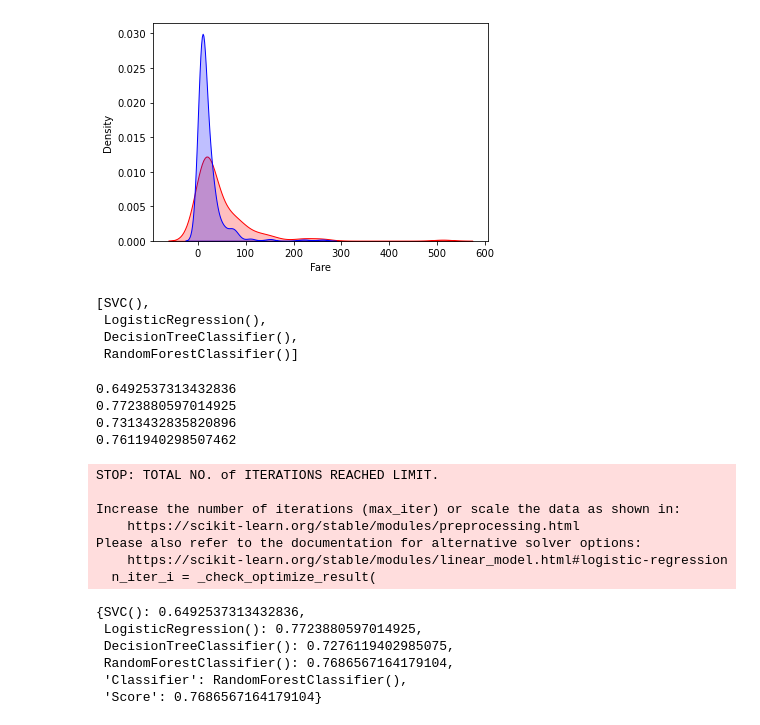
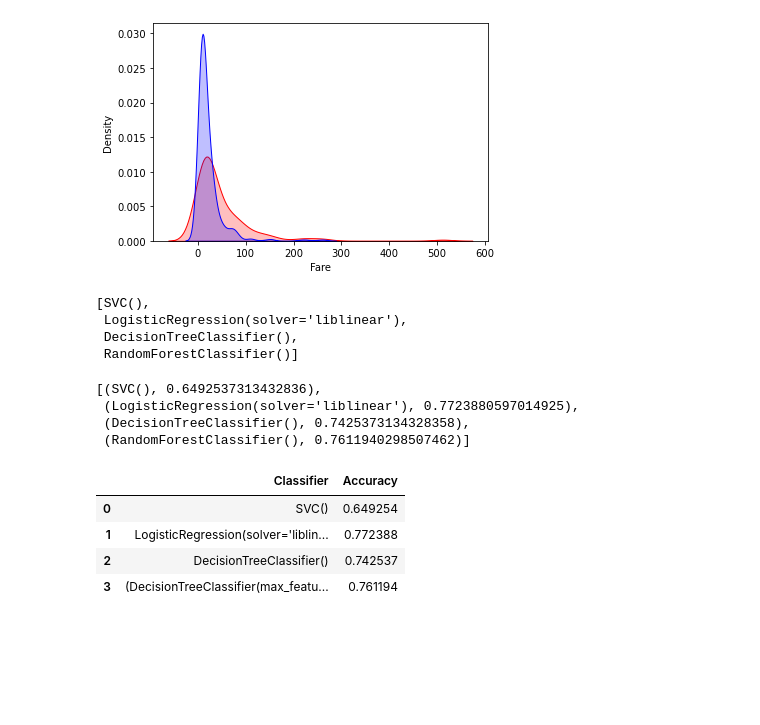
Before and after one commit to OjureFred/Eduonix-DataScaience-and-ML-Project, a Jupyter notebook: DataScience-ML-Final-Project.ipynb, the cells around one changed output. Cells and saved outputs as stored; diff of their text form; code cells hidden in the pictures; blank space fills up the shorter version.

```diff
--- a/DataScience-ML-Final-Project.ipynb
+++ b/DataScience-ML-Final-Project.ipynb
@@ -528,7 +520,7 @@ from sklearn.metrics import accuracy_score
 # %%
 #First initlaize the classifiers
 svc = SVC()
-logreg = LogisticRegression()
+logreg = LogisticRegression(solver='liblinear')
 dectree = DecisionTreeClassifier()
 randforest = RandomForestClassifier()
 # %%
@@ -539,38 +531,30 @@ classifiers = [svc, logreg, dectree, randforest]
 classifiers
 # %% [output]
 [SVC(),
- LogisticRegression(),
+ LogisticRegression(solver='liblinear'),
  DecisionTreeClassifier(),
  RandomForestClassifier()]
 # %%
 for classifier in classifiers:
     classifier.fit(X_train, y_train)
     y_pred = classifier.predict(X_test)
-    accuracy_scores['Classifier'] = classifier
-    accuracy_scores['Score'] = accuracy_score(y_pred, y_test)
-    print(accuracy_score(y_pred, y_test))
+    accuracy_scores[classifier] = accuracy_score(y_pred, y_test)
-# %% [output]
-0.6492537313432836
-0.7723880597014925
-0.7313432835820896
-0.7611940298507462
-STOP: TOTAL NO. of ITERATIONS REACHED LIMIT.
-
-Increase the number of iterations (max_iter) or scale the data as shown in:
-    https://scikit-learn.org/stable/modules/preprocessing.html
-Please also refer to the documentation for alternative solver options:
-    https://scikit-learn.org/stable/modules/linear_model.html#logistic-regression
-  n_iter_i = _check_optimize_result(
 # %%
-accuracy_scores
+list(accuracy_scores.items())
 # %% [output]
-{SVC(): 0.6492537313432836,
- LogisticRegression(): 0.7723880597014925,
- DecisionTreeClassifier(): 0.7276119402985075,
- RandomForestClassifier(): 0.7686567164179104,
- 'Classifier': RandomForestClassifier(),
- 'Score': 0.7686567164179104}
+[(SVC(), 0.6492537313432836),
+ (LogisticRegression(solver='liblinear'), 0.7723880597014925),
+ (DecisionTreeClassifier(), 0.7425373134328358),
+ (RandomForestClassifier(), 0.7611940298507462)]
 # %%
 #Create a Framce from accuracy scores dictionary
-df_score = pd.DataFrame(accuracy_scores)
+df_score = pd.DataFrame(accuracy_scores.items(), columns = ['Classifier', 'Accuracy'])
+# %%
+df_score
+# %% [output]
+|  | Classifier | Accuracy |
+| 0 | SVC() | 0.649254 |
+| 1 | LogisticRegression(solver='liblin... | 0.772388 |
+| 2 | DecisionTreeClassifier() | 0.742537 |
+| 3 | (DecisionTreeClassifier(max_featu... | 0.761194 |
 # %%
```
Also changed, not shown: parts of 6 cells of this notebook.
